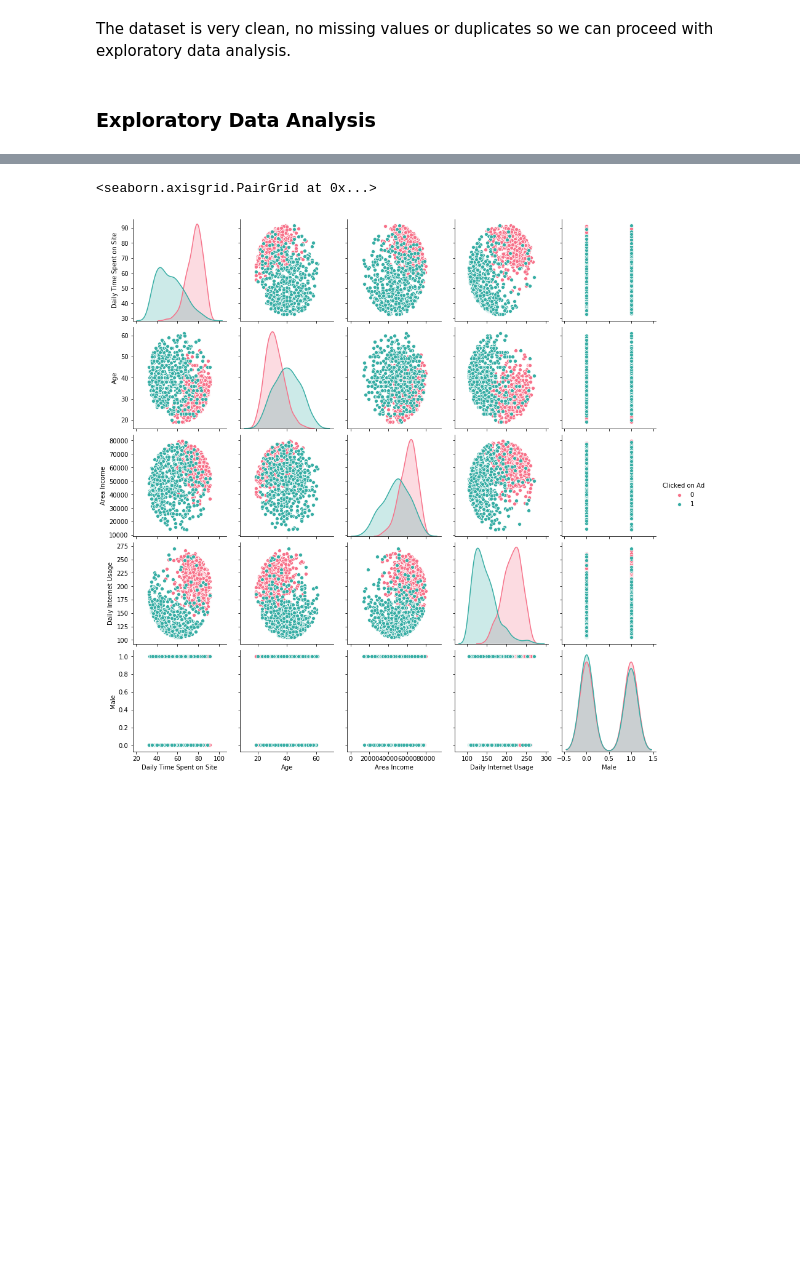
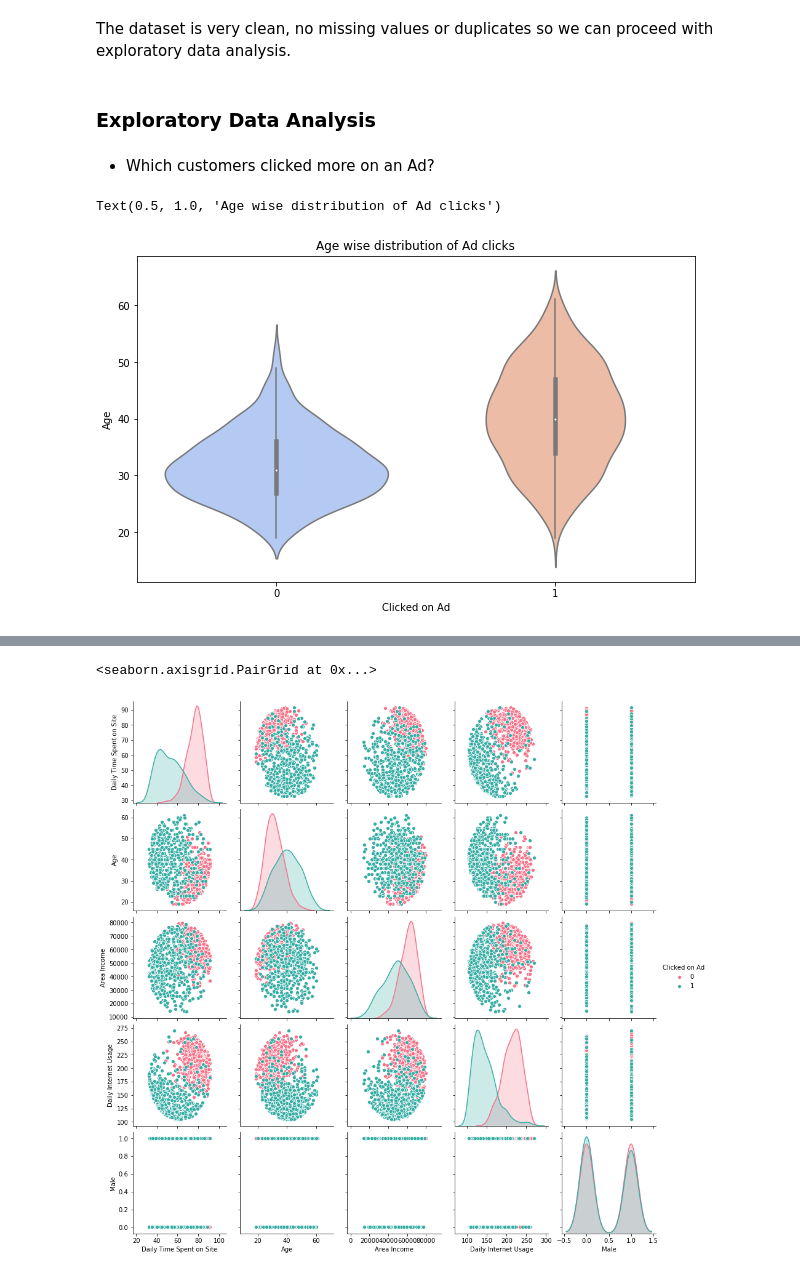
Before and after one commit to cristina-iacob/Predicting-Ad-Click, a Jupyter notebook: AdClickPrediction.ipynb, the cells around one changed output, grey strips where cells are left out. Saved outputs shown, nothing was run; the diff lists cells and outputs as text; code cells hidden in the pictures; blank space fills up the shorter version.

```diff
--- a/AdClickPrediction.ipynb
+++ b/AdClickPrediction.ipynb
@@ -129,3 +147,12 @@ Dataset is perfect balanced
 The dataset is very clean, no missing values or duplicates so we can proceed with exploratory data analysis.
 # %% [markdown]
 ### Exploratory Data Analysis
+# %% [markdown]
+* Which customers clicked more on an Ad?
+# %%
+plt.figure(figsize=(10, 6))
+sns.violinplot(x=ad_df["Clicked on Ad"], y=ad_df["Age"], data=ad_df, palette="coolwarm")
+plt.title("Age wise distribution of Ad clicks")
+# %% [output]
+Text(0.5, 1.0, 'Age wise distribution of Ad clicks')
+[figure, added]
```
Also changed, not shown: parts of 82 cells of this notebook.
